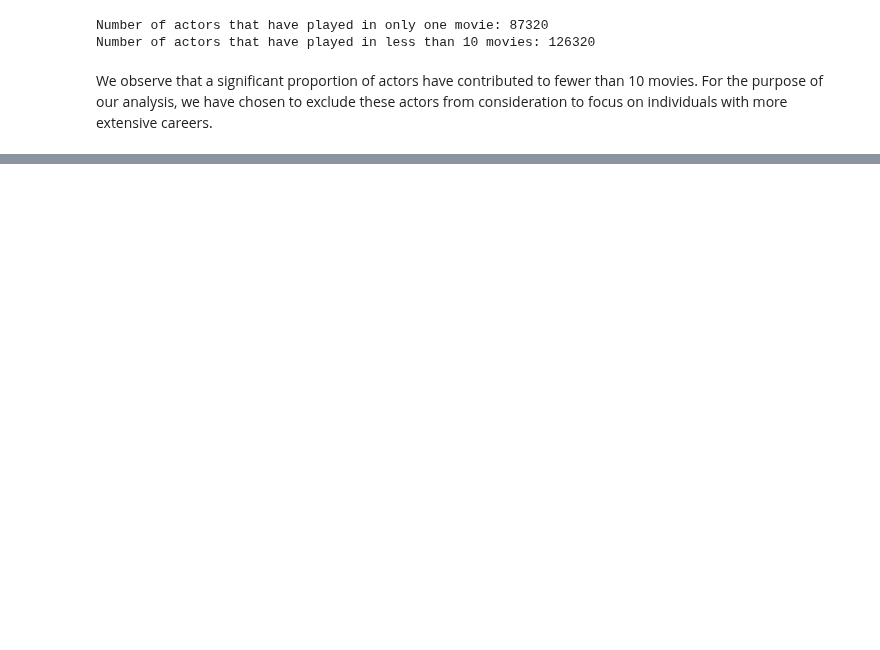
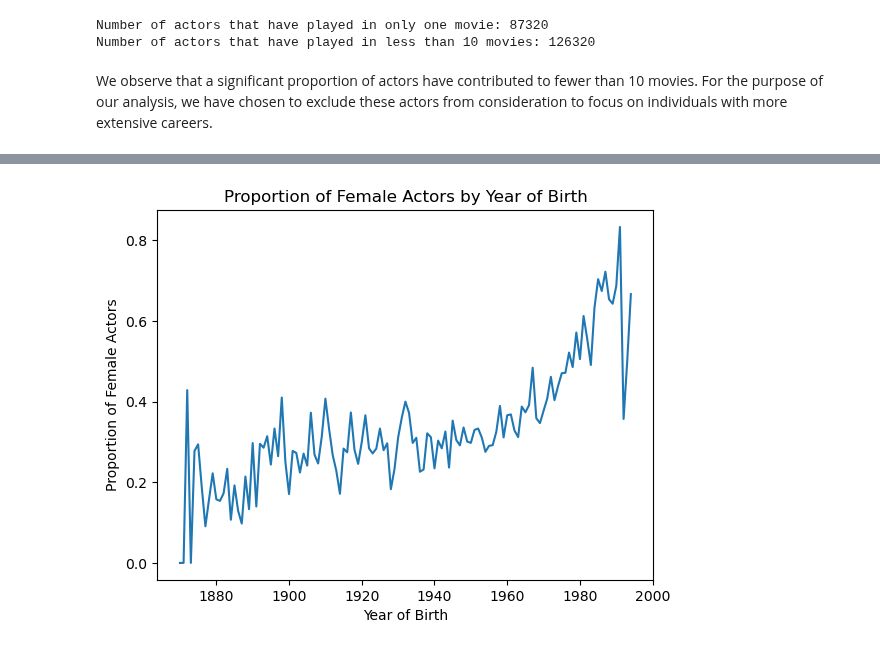
Before and after one commit to epfl-ada/ada-2023-project-lovelace, a Jupyter notebook: Code/project_milestone_2.ipynb, the cells around one changed output, grey strips where cells are left out. Cells and saved outputs as stored; diff of their text form; code cells hidden in the pictures; blank space fills up the shorter version.

```diff
--- a/Code/project_milestone_2.ipynb
+++ b/Code/project_milestone_2.ipynb
@@ -705 +731,13 @@ plt.show()
+# %%
+# group actors by year of birth and calculate proportion of female actors
+prop_female_actors = actors_load[(actors_load['yearOfBirth'] >= 1870) & (actors_load['yearOfBirth'] <= 1995)].groupby('yearOfBirth')['actorGender'].apply(lambda x: (x=='F').sum()/len(x))
+
+# plot the proportion of female actors per year of birth
+plt.plot(prop_female_actors.index, prop_female_actors.values)
+plt.xlabel('Year of Birth')
+plt.ylabel('Proportion of Female Actors')
+plt.title('Proportion of Female Actors by Year of Birth')
+plt.show()
+# %% [output]
+[figure, added]
 # %%
```
Also changed, not shown: parts of 8 cells of this notebook.
